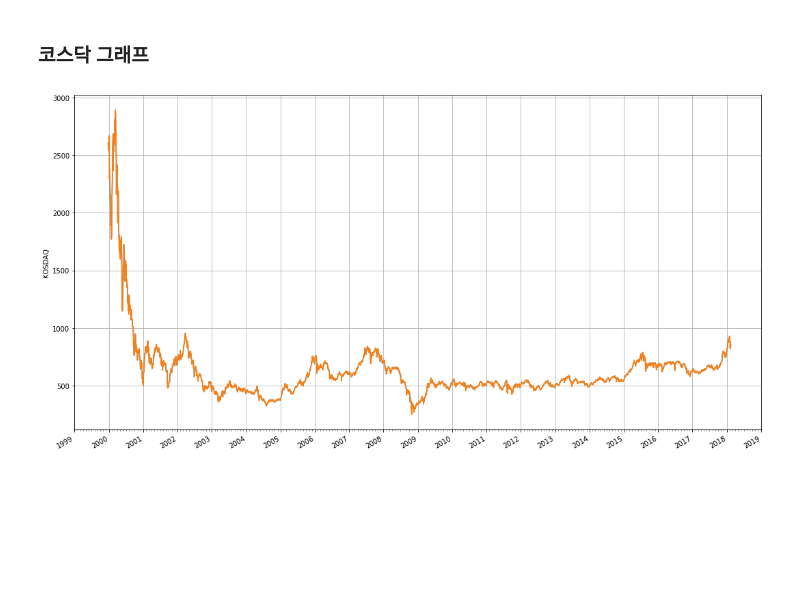
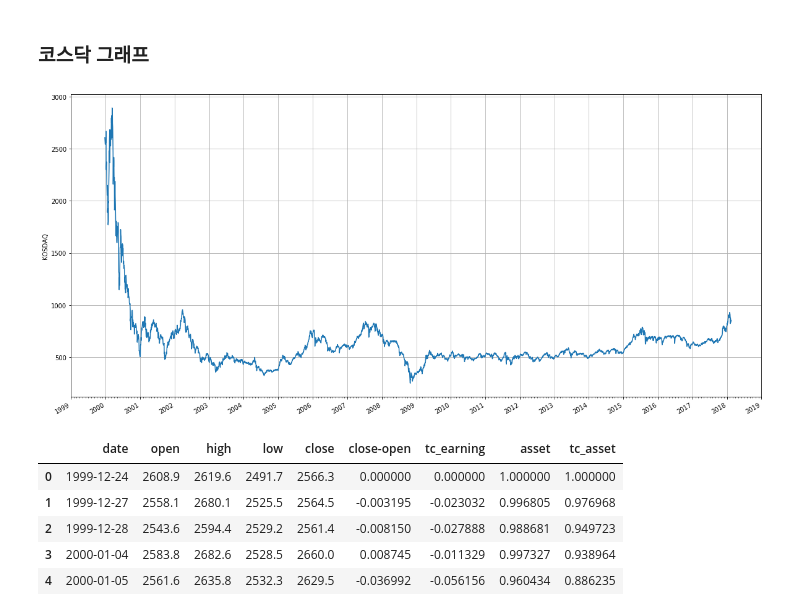
Before and after one commit to AveryCastle/quant-stock, a Jupyter notebook: backtest/Closing-Quotation-Opening-Quotation.ipynb, the cells around one changed output. Cells and saved outputs as stored; diff of their text form; code cells hidden in the pictures; blank space fills up the shorter version.

Commit message:
kosdaq close - open portfolio backtest(wip).

```diff
--- a/backtest/Closing-Quotation-Opening-Quotation.ipynb
+++ b/backtest/Closing-Quotation-Opening-Quotation.ipynb
@@ -44,35 +44,33 @@ import datetime as dt
 import numpy as np
 # %%
 figure, ax = plt.subplots(nrows=1, ncols=1)
-figure.set_size_inches(18, 10)
+figure.set_size_inches(20, 10)
 ax.plot(kosdaq_train.date, kosdaq_train.open)
 
 # format the ticks
 years = mdates.YearLocator()   # every year
 months = mdates.MonthLocator()  # every month
 yearsFmt = mdates.DateFormatter('%Y')
 
 ax.xaxis.set_major_locator(years)
 ax.xaxis.set_major_formatter(yearsFmt)
 ax.xaxis.set_minor_locator(months)
 
 # round to nearest years...
 datemin = np.datetime64(kosdaq_train.date[0], 'Y')
 datemax = np.datetime64(kosdaq_train.iloc[-1].date, 'Y') + np.timedelta64(1, 'Y')
 ax.set_xlim(datemin, datemax)
 
-ax.plot(kosdaq_train['date'], kosdaq_train['open'])
-
 ax.format_xdata = mdates.DateFormatter('%Y-%m-%d')
 ax.grid(True)
 
 # rotates and right aligns the x labels, and moves the bottom of the
 # axes up to make room for them
 figure.autofmt_xdate()
 
 plt.ylabel('KOSDAQ')
 
 plt.show()
 # %% [output]
-[figure, old version]
+[figure, new version]
 # %%
@@ -79,0 +106,9 @@ transaction_cost = 0.01
+# %%
+kosdaq_train.head()
+# %% [output]
+|  | date | open | high | low | close | close-open | tc_earning | asset | tc_asset |
+| 0 | 1999-12-24 | 2608.9 | 2619.6 | 2491.7 | 2566.3 | 0.000000 | 0.000000 | 1.000000 | 1.000000 |
+| 1 | 1999-12-27 | 2558.1 | 2680.1 | 2525.5 | 2564.5 | -0.003195 | -0.023032 | 0.996805 | 0.976968 |
+| 2 | 1999-12-28 | 2543.6 | 2594.4 | 2529.2 | 2561.4 | -0.008150 | -0.027888 | 0.988681 | 0.949723 |
+| 3 | 2000-01-04 | 2583.8 | 2682.6 | 2528.5 | 2660.0 | 0.008745 | -0.011329 | 0.997327 | 0.938964 |
+| 4 | 2000-01-05 | 2561.6 | 2635.8 | 2532.3 | 2629.5 | -0.036992 | -0.056156 | 0.960434 | 0.886235 |
```
Also changed, not shown: parts of 21 cells of this notebook.
